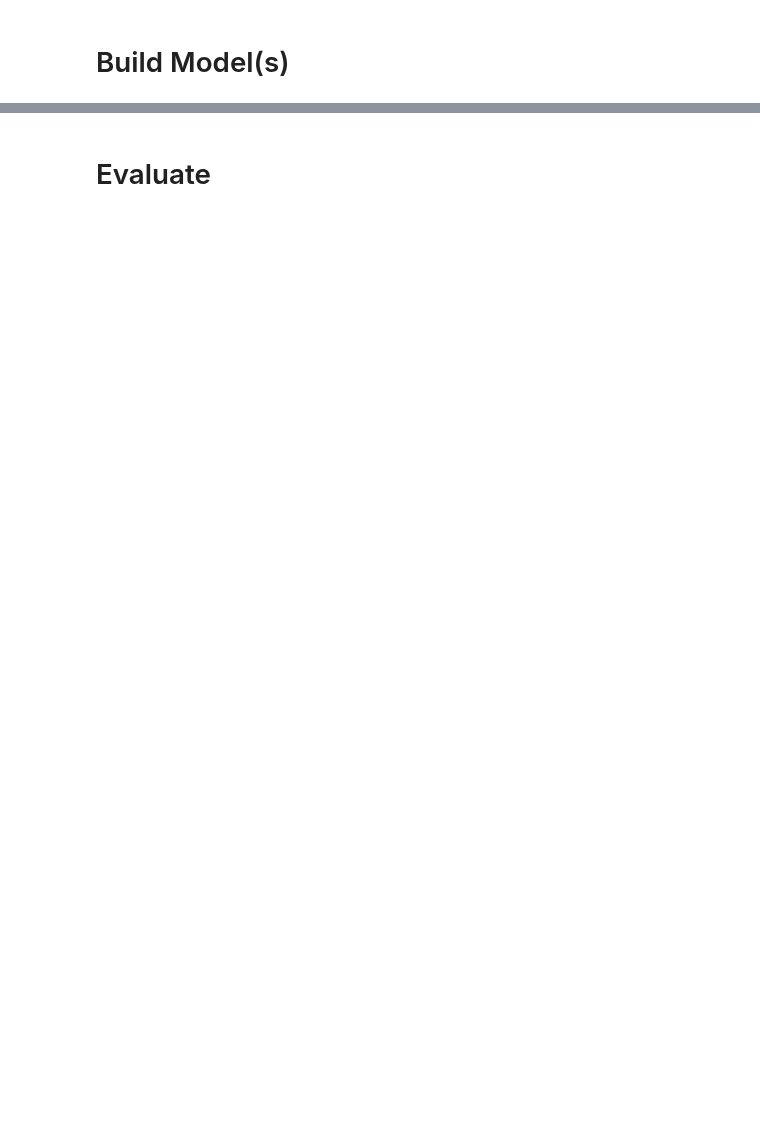
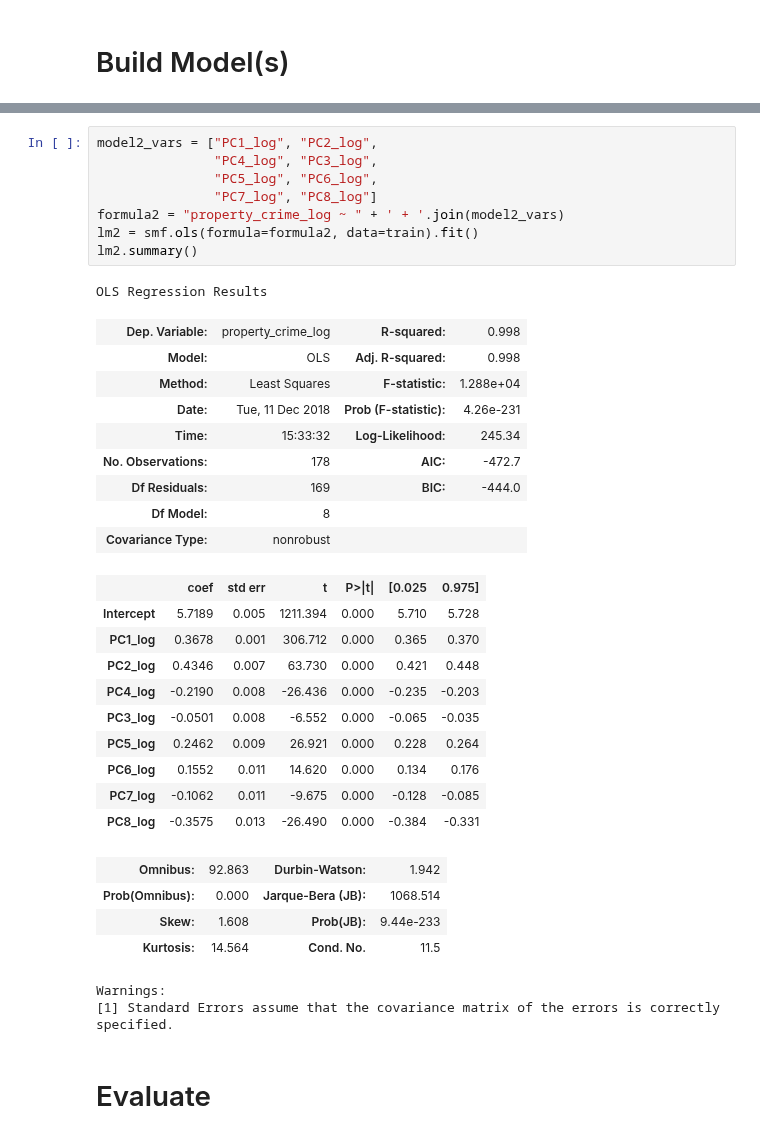
Before and after one commit to mkm29/DataScience, a Jupyter notebook: thinkful/unit/2/4/challenge_crime_regression.ipynb, the cells around one changed output, grey strips where cells are left out. Cells and saved outputs as stored; diff of their text form; blank space fills up the shorter version.

```diff
--- a/thinkful/unit/2/4/challenge_crime_regression.ipynb
+++ b/thinkful/unit/2/4/challenge_crime_regression.ipynb
@@ -207,4 +261,39 @@ Warnings:
 strong multicollinearity or other numerical problems.
+# %%
+model2_vars = ["PC1_log", "PC2_log",
+               "PC4_log", "PC3_log",
+               "PC5_log", "PC6_log",
+               "PC7_log", "PC8_log"]
+formula2 = "property_crime_log ~ " + ' + '.join(model2_vars)
+lm2 = smf.ols(formula=formula2, data=train).fit()
+lm2.summary()
+# %% [output]
+OLS Regression Results
+| Dep. Variable: | property_crime_log | R-squared: | 0.998 |
+| Model: | OLS | Adj. R-squared: | 0.998 |
+| Method: | Least Squares | F-statistic: | 1.288e+04 |
+| Date: | Tue, 11 Dec 2018 | Prob (F-statistic): | 4.26e-231 |
+| Time: | 15:33:32 | Log-Likelihood: | 245.34 |
+| No. Observations: | 178 | AIC: | -472.7 |
+| Df Residuals: | 169 | BIC: | -444.0 |
+| Df Model: | 8 |  |  |
+| Covariance Type: | nonrobust |  |  |
+|  | coef | std err | t | P>|t| | [0.025 | 0.975] |
+| Intercept | 5.7189 | 0.005 | 1211.394 | 0.000 | 5.710 | 5.728 |
+| PC1_log | 0.3678 | 0.001 | 306.712 | 0.000 | 0.365 | 0.370 |
+| PC2_log | 0.4346 | 0.007 | 63.730 | 0.000 | 0.421 | 0.448 |
+| PC4_log | -0.2190 | 0.008 | -26.436 | 0.000 | -0.235 | -0.203 |
+| PC3_log | -0.0501 | 0.008 | -6.552 | 0.000 | -0.065 | -0.035 |
+| PC5_log | 0.2462 | 0.009 | 26.921 | 0.000 | 0.228 | 0.264 |
+| PC6_log | 0.1552 | 0.011 | 14.620 | 0.000 | 0.134 | 0.176 |
+| PC7_log | -0.1062 | 0.011 | -9.675 | 0.000 | -0.128 | -0.085 |
+| PC8_log | -0.3575 | 0.013 | -26.490 | 0.000 | -0.384 | -0.331 |
+| Omnibus: | 92.863 | Durbin-Watson: | 1.942 |
+| Prob(Omnibus): | 0.000 | Jarque-Bera (JB): | 1068.514 |
+| Skew: | 1.608 | Prob(JB): | 9.44e-233 |
+| Kurtosis: | 14.564 | Cond. No. | 11.5 |
+Warnings:
+[1] Standard Errors assume that the covariance matrix of the errors is correctly specified.
 # %% [markdown]
 # Evaluate
 # %%
```
Also changed, not shown: parts of 19 cells of this notebook.
